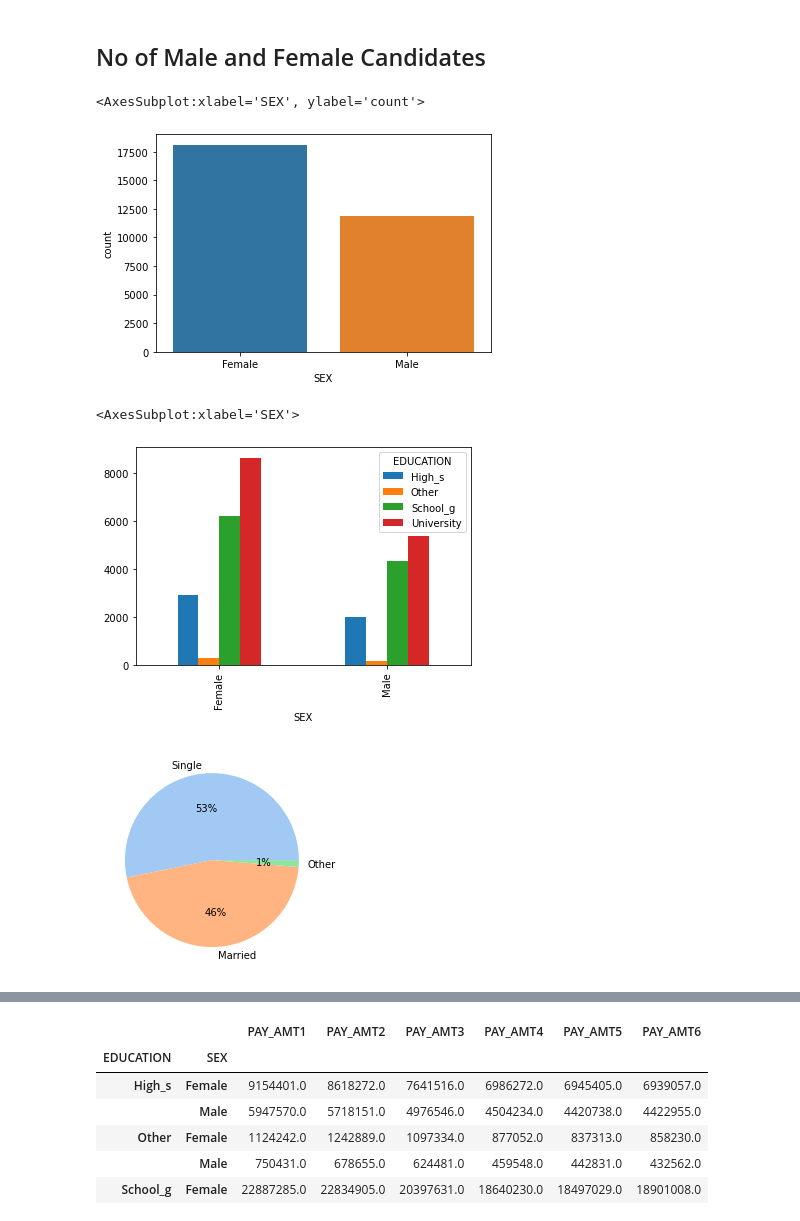
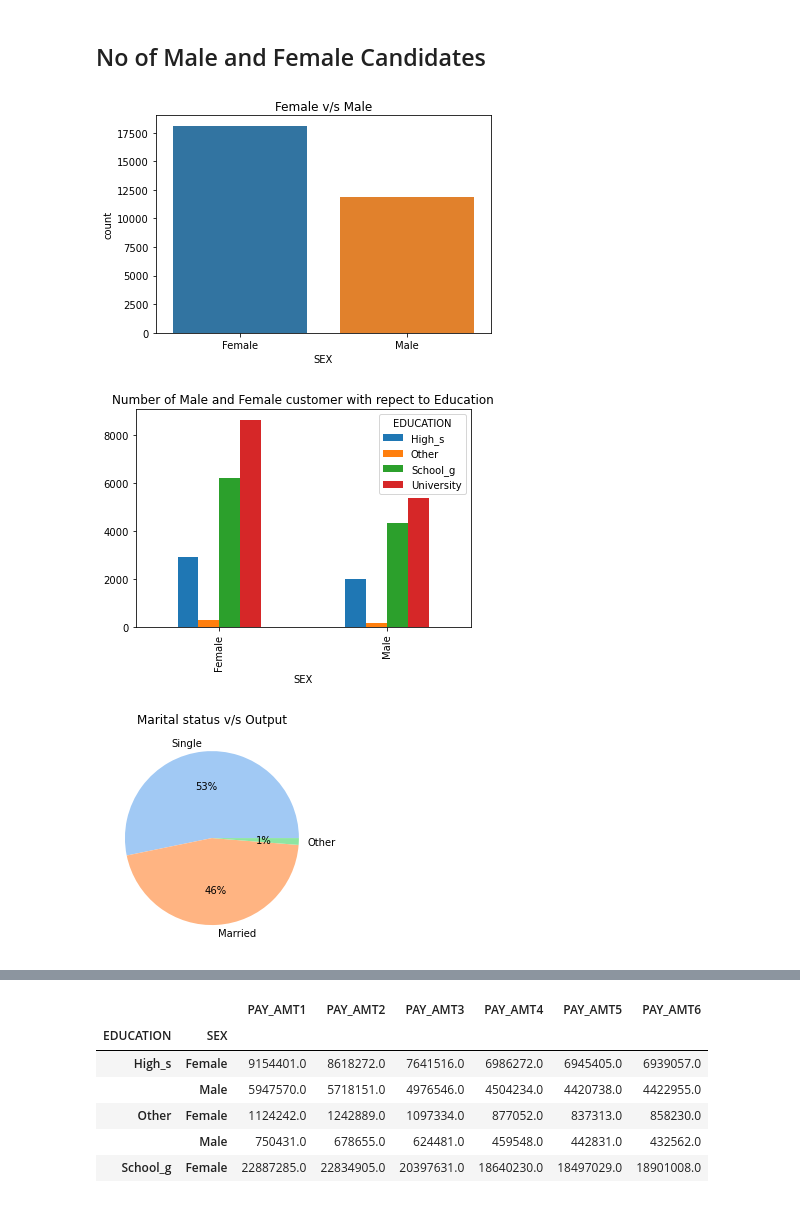
Before and after one commit to SaurabhNair239/Credit-card-default-predictor, a Jupyter notebook: notebook/EDA VISUALISATION.ipynb, the cells around one changed output, grey strips where cells are left out. Saved outputs shown, nothing was run; the diff lists cells and outputs as text; code cells hidden in the pictures.

```diff
--- a/notebook/EDA VISUALISATION.ipynb
+++ b/notebook/EDA VISUALISATION.ipynb
@@ -9,7 +9,8 @@ data = pd.read_csv('data/data.csv')
 ## No of Male and Female Candidates
 # %%
 sns.countplot(data["SEX"])
+plt.title("Female v/s Male")
+plt.savefig('figure1',format="jpg")
 # %% [output]
-<AxesSubplot:xlabel='SEX', ylabel='count'>
-[figure, old version]
+[figure, new version]
 # %%
@@ -17,17 +18,19 @@ sex_education = (data[['SEX','EDUCATION']].query("SEX=='Female' |SEX == 'Male' "
 # %%
 sex_education.unstack(level=0).plot(kind='bar')
+plt.title("Number of Male and Female customer with repect to Education")
+plt.savefig('figure2',format="jpg")
 # %% [output]
-<AxesSubplot:xlabel='SEX'>
-[figure, old version]
+[figure, new version]
 # %%
 values = [data['MARRIAGE'].value_counts()[i] for i in range(len(data['MARRIAGE'].value_counts()))]
 labels = ['Single','Married','Other']
 
 colors = sns.color_palette('pastel')[0:3]
 plt.pie(values, labels = labels, colors = colors, autopct='%.0f%%')
-plt.show()
+plt.title("Marital status v/s Output")
+plt.savefig("figure3",format="jpg")
 # %% [output]
-[figure, old version]
+[figure, new version]
 # %%
 marriage_education = data[['MARRIAGE','EDUCATION']].groupby(['EDUCATION','MARRIAGE']).value_counts(ascending=True)
 # %%
```
Also changed, not shown: parts of 3 cells of this notebook, 6 other files.
